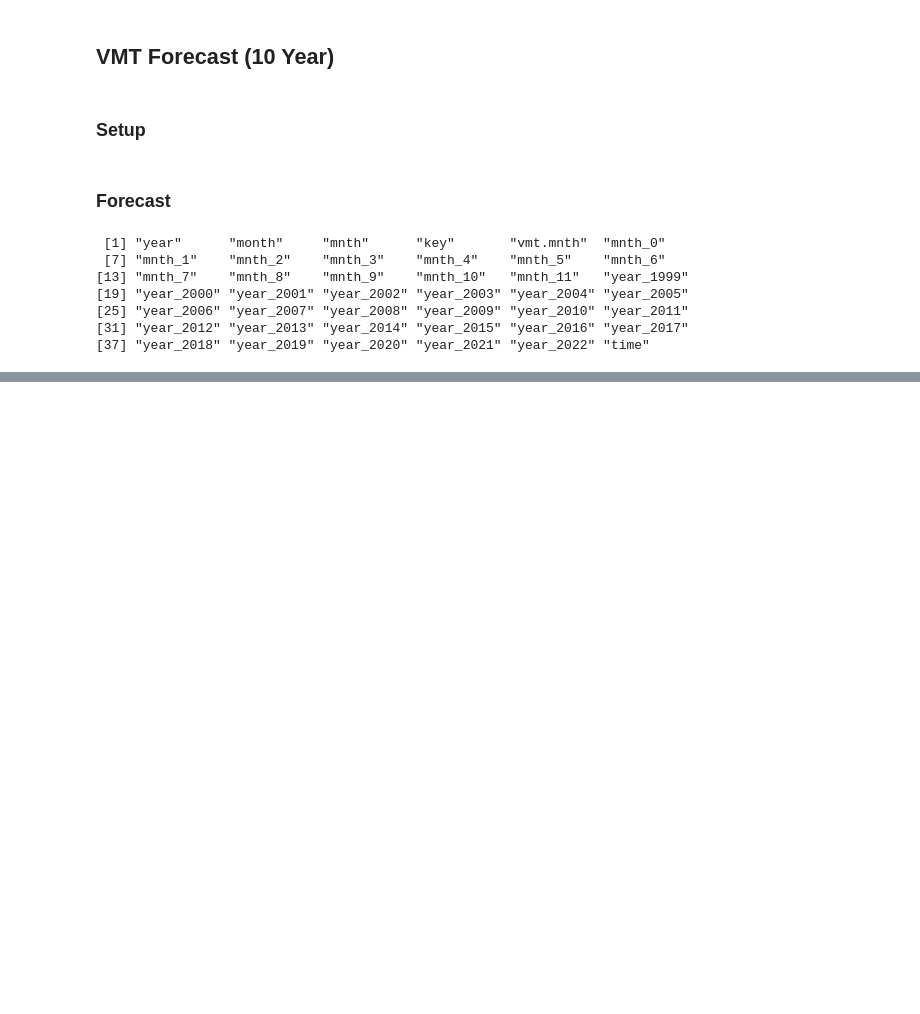
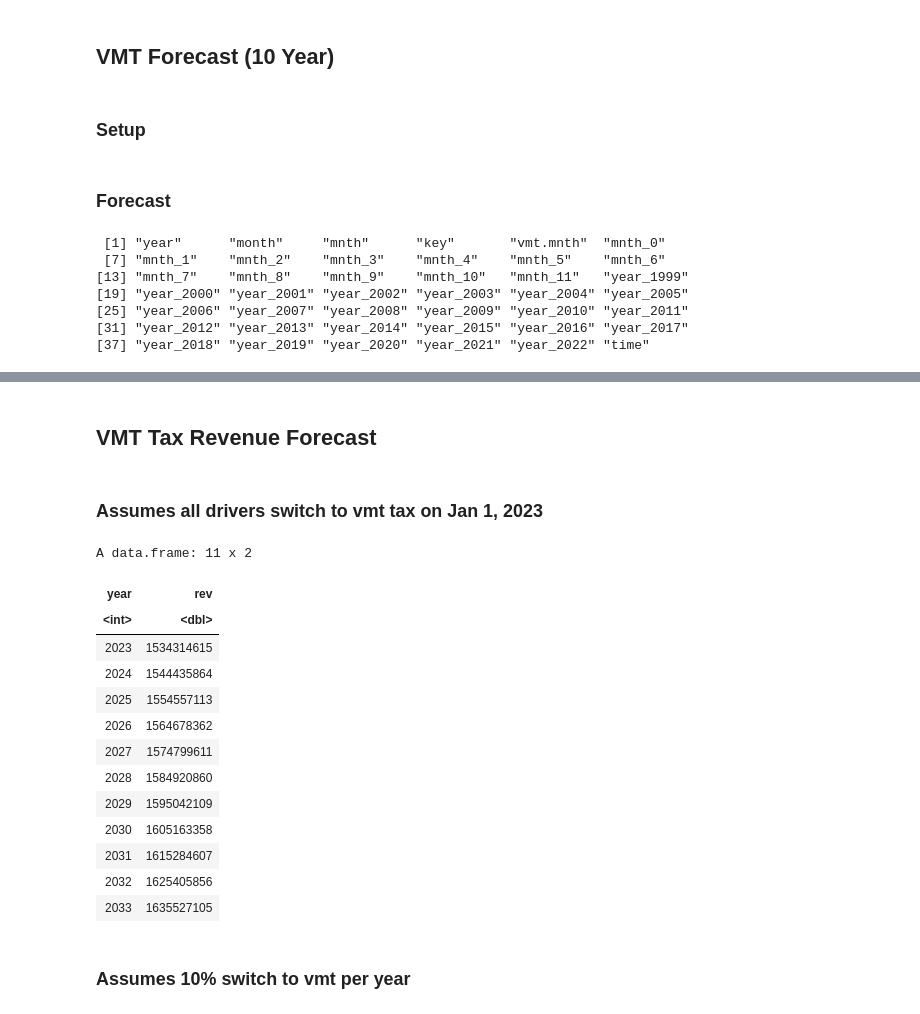
Before and after one commit to n-smalley/f606-Final-Project, a Jupyter notebook: analysis-r.ipynb, the cells around one changed output, grey strips where cells are left out. Saved outputs shown, nothing was run; the diff lists cells and outputs as text; code cells hidden in the pictures; blank space fills up the shorter version.

```diff
--- a/analysis-r.ipynb
+++ b/analysis-r.ipynb
@@ -333,3 +316,9 @@ A data.frame: 36 x 1
 | year2020 | -529150988 |
 | year2021 | 19945128 |
 | year2022 | NA |
+# %%
+vmt.fc$vmt = vmt.m$coefficients[[1]] + vmt.m$coefficients[[2]]*vmt.fc$time + vmt.m$coefficients[[3]]*vmt.fc$mnth_1 +
+    vmt.m$coefficients[[4]]*vmt.fc$mnth_2 + vmt.m$coefficients[[5]]*vmt.fc$mnth_3 + vmt.m$coefficients[[6]]*vmt.fc$mnth_4 +
+    vmt.m$coefficients[[7]]*vmt.fc$mnth_5 + vmt.m$coefficients[[8]]*vmt.fc$mnth_6 + vmt.m$coefficients[[9]]*vmt.fc$mnth_7 +
+    vmt.m$coefficients[[10]]*vmt.fc$mnth_8 + vmt.m$coefficients[[11]]*vmt.fc$mnth_9 + vmt.m$coefficients[[12]]*vmt.fc$mnth_10 +
+    vmt.m$coefficients[[13]]*vmt.fc$mnth_11 + vmt.m$coefficients[[35]]
@@ -335,0 +330,27 @@ A data.frame: 36 x 1
+# %% [markdown]
+## VMT Tax Revenue Forecast
+# %% [markdown]
+### Assumes all drivers switch to vmt tax on Jan 1, 2023
+# %%
+# Oregon Rate
+vmt.fc$rate = 0.018
+vmt.fc$rev = vmt.fc$vmt*vmt.fc$rate
+vmt.fc.year = aggregate(rev ~ year, vmt.fc, sum)
+vmt.fc.year
+# %% [output]
+A data.frame: 11 x 2
+| year | rev |
+| <int> | <dbl> |
+| 2023 | 1534314615 |
+| 2024 | 1544435864 |
+| 2025 | 1554557113 |
+| 2026 | 1564678362 |
+| 2027 | 1574799611 |
+| 2028 | 1584920860 |
+| 2029 | 1595042109 |
+| 2030 | 1605163358 |
+| 2031 | 1615284607 |
+| 2032 | 1625405856 |
+| 2033 | 1635527105 |
+# %% [markdown]
+### Assumes 10% switch to vmt per year
```
Also changed, not shown: parts of 8 cells of this notebook.
